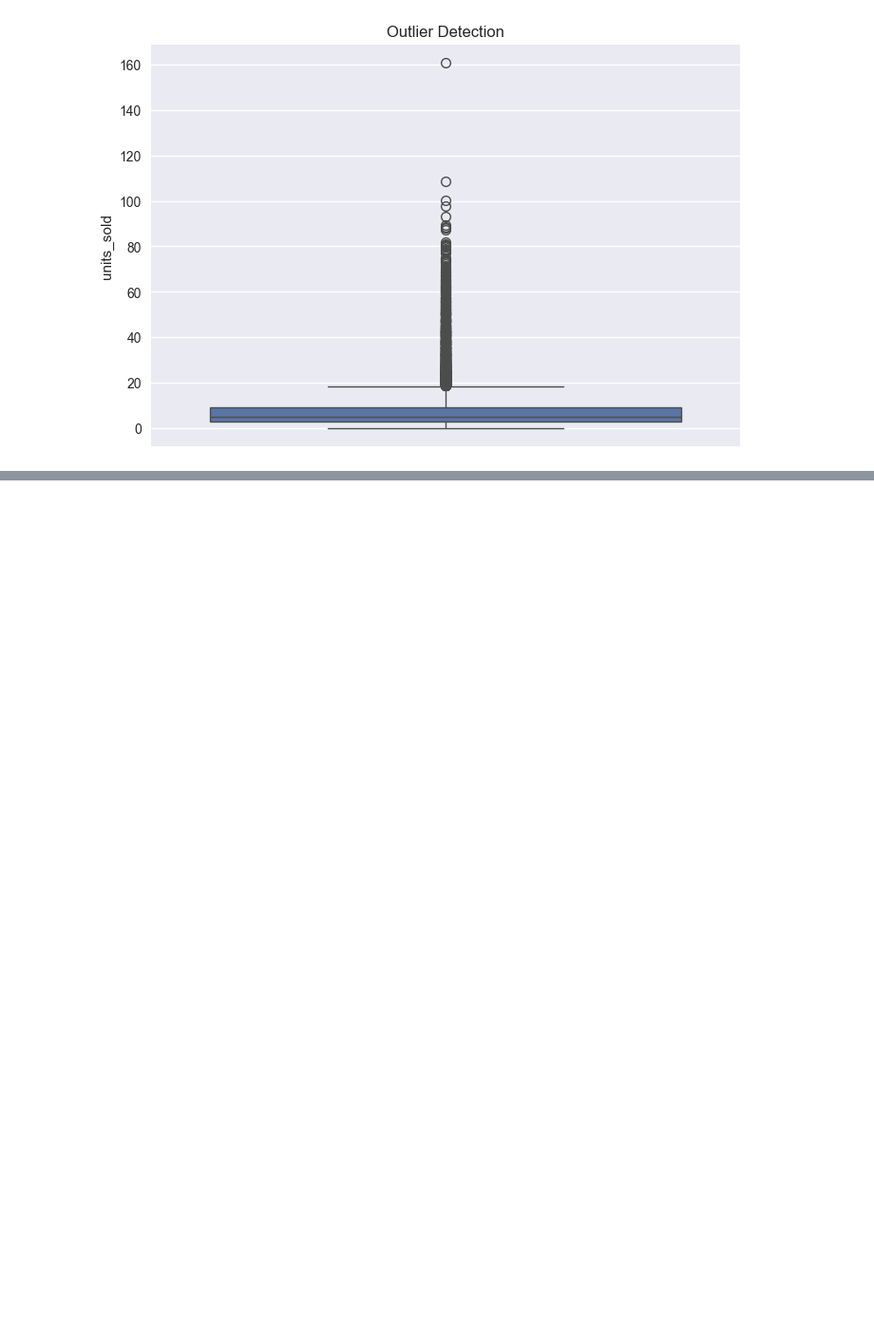
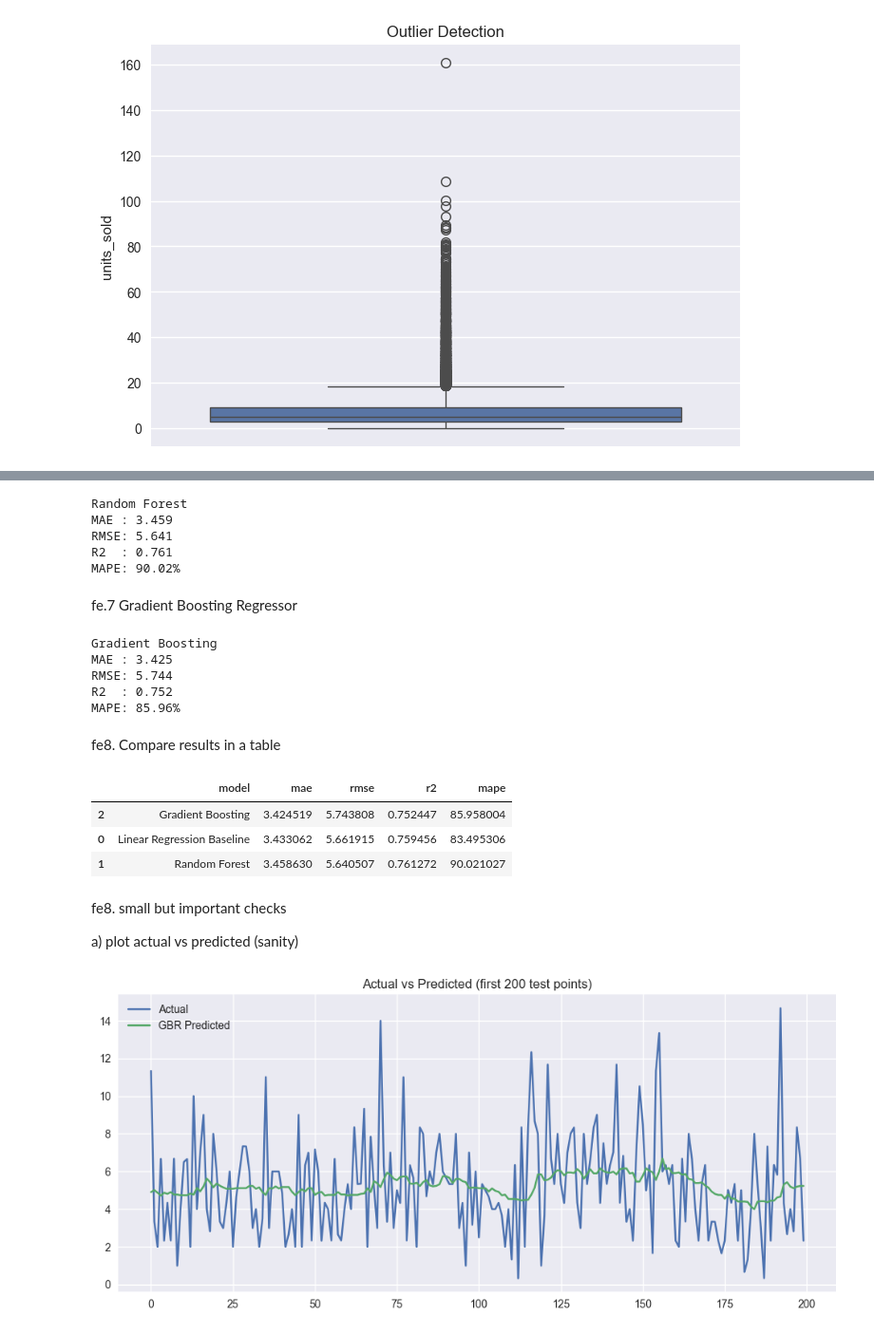
Before and after one commit to PrachiDhurve/medsupply-demand, a Jupyter notebook: notebooks/01_eda.ipynb, the cells around one changed output, grey strips where cells are left out. Shown at 95% size. Cells and saved outputs as stored; diff of their text form; code cells hidden in the pictures; blank space fills up the shorter version.

```diff
--- a/notebooks/01_eda.ipynb
+++ b/notebooks/01_eda.ipynb
@@ -195,0 +334,9 @@ plt.show()
+# %%
+from sklearn.linear_model import LinearRegression
+
+lr = LinearRegression()
+# “Look at these features (X_train) and learn how they relate to the correct answers (y_train).”
+lr.fit(X_train, y_train)
+y_predlr = lr.predict(X_test)
+
+res_lr = evaluate(y_test, y_predlr, "Linear Regression Baseline")
@@ -195,0 +351,61 @@ plt.show()
+# %%
+from sklearn.ensemble import RandomForestRegressor
+
+rf = RandomForestRegressor(
+    n_estimators=300,
+    random_state=42,
+    n_jobs=-1
+)
+rf.fit(X_train, y_train)
+
+y_predrf = rf.predict(X_test)
+res_rf = evaluate(y_test, y_predrf, "Random Forest")
+# %% [output]
+Random Forest
+MAE : 3.459
+RMSE: 5.641
+R2  : 0.761
+MAPE: 90.02%
+# %% [markdown]
+fe.7 Gradient Boosting Regressor
+# %%
+from sklearn.ensemble import GradientBoostingRegressor
+
+gbr = GradientBoostingRegressor(random_state=42)
+gbr.fit(X_train, y_train)
+
+y_predgbr = gbr.predict(X_test)
+res_gbr = evaluate(y_test, y_predgbr, "Gradient Boosting")
+# %% [output]
+Gradient Boosting
+MAE : 3.425
+RMSE: 5.744
+R2  : 0.752
+MAPE: 85.96%
+# %% [markdown]
+fe8. Compare results in a table
+# %%
+import pandas as pd
+
+results = pd.DataFrame([res_lr, res_rf, res_gbr]).sort_values("mae")
+results
+# %% [output]
+|  | model | mae | rmse | r2 | mape |
+| 2 | Gradient Boosting | 3.424519 | 5.743808 | 0.752447 | 85.958004 |
+| 0 | Linear Regression Baseline | 3.433062 | 5.661915 | 0.759456 | 83.495306 |
+| 1 | Random Forest | 3.458630 | 5.640507 | 0.761272 | 90.021027 |
+# %% [markdown]
+fe8. small but important checks
+
+a) plot actual vs predicted (sanity)
+# %%
+import matplotlib.pyplot as plt
+
+plt.figure(figsize=(12,5))
+plt.plot(y_test.values[:200], label="Actual")
+plt.plot(y_predgbr[:200], label="GBR Predicted")
+plt.legend()
+plt.title("Actual vs Predicted (first 200 test points)")
+plt.show()
+# %% [output]
+[figure, added]
```
Also changed, not shown: parts of 23 cells of this notebook.
